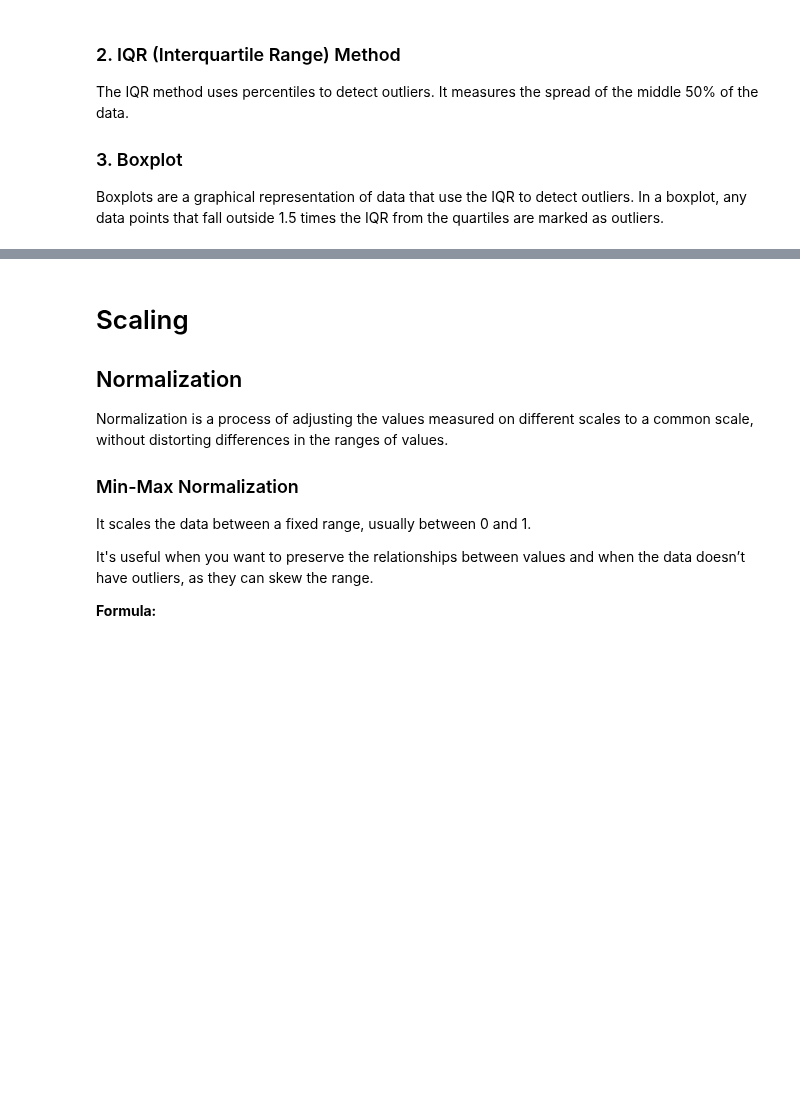
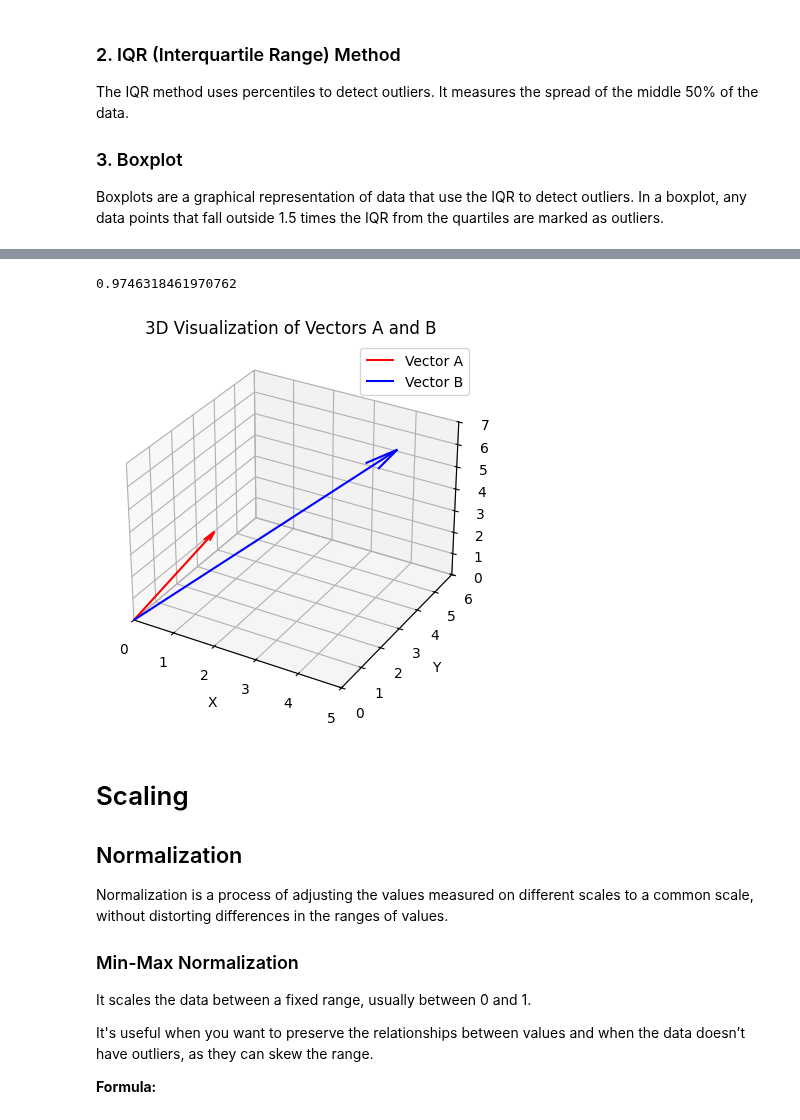
Before and after one commit to imranhasan22/handbook_imran, a Jupyter notebook: ai/DataScience.ipynb, the cells around one changed output, grey strips where cells are left out. Saved outputs shown, nothing was run; the diff lists cells and outputs as text; code cells hidden in the pictures; blank space fills up the shorter version.

Commit message:
cosine similarity added

```diff
--- a/ai/DataScience.ipynb
+++ b/ai/DataScience.ipynb
@@ -110,3 +132,60 @@ Boxplots are a graphical representation of data that use the IQR to detect outli
+# %%
+# Implementation
+import numpy as np
+
+def cosine_similarity(A, B):
+    A = np.array(A)
+    B = np.array(B)
+
+    dot_product = np.dot(A, B)
+
+    magnitude_A = np.linalg.norm(A)
+    magnitude_B = np.linalg.norm(B)
+
+    if magnitude_A == 0 or magnitude_B == 0:
+        return 0.0
+
+    cosine_sim = dot_product / (magnitude_A * magnitude_B)
+    return cosine_sim
+
+A = [1, 2, 3]
+B = [4, 5, 6]
+cosine_similarity(A, B)
+# %% [output]
+0.9746318461970762
+# %%
+# Visualization
+from mpl_toolkits.mplot3d import Axes3D
+
+def visualize_vectors(A, B):
+    # Create a 3D plot
+    fig = plt.figure()
+    ax = fig.add_subplot(111, projection='3d')
+
+    # Define origin point for the vectors
+    origin = [0, 0, 0]
+
+    # Plot vector A
+    ax.quiver(*origin, A[0], A[1], A[2], color='r', label='Vector A', arrow_length_ratio=0.1)
+
+    # Plot vector B
+    ax.quiver(*origin, B[0], B[1], B[2], color='b', label='Vector B', arrow_length_ratio=0.1)
+
+    # Set the limits of the plot
+    ax.set_xlim([0, max(A[0], B[0]) + 1])
+    ax.set_ylim([0, max(A[1], B[1]) + 1])
+    ax.set_zlim([0, max(A[2], B[2]) + 1])
+
+    ax.set_xlabel('X')
+    ax.set_ylabel('Y')
+    ax.set_zlabel('Z')
+    ax.set_title('3D Visualization of Vectors A and B')
+    ax.legend()
+    plt.show()
+
+visualize_vectors(A, B)
+# %% [output]
+[figure, added]
 # %% [markdown]
 # Scaling
 ## Normalization
```
Also changed, not shown: parts of 1 cell of this notebook.
